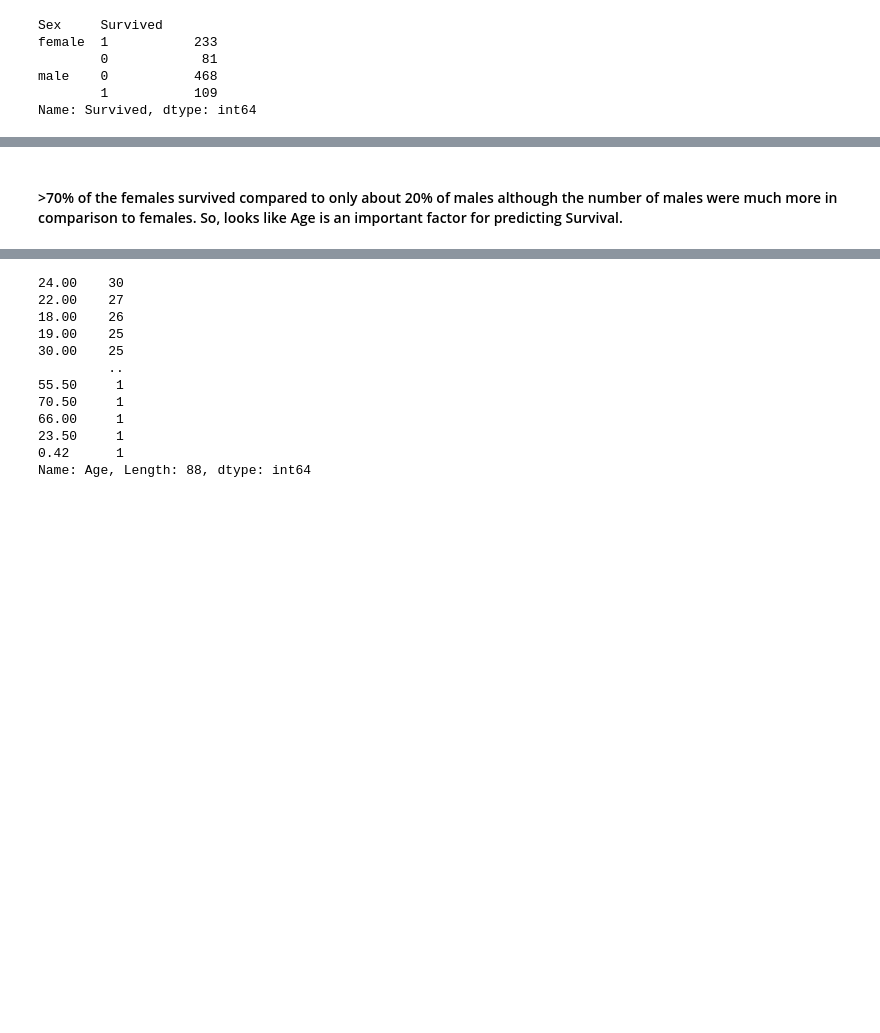
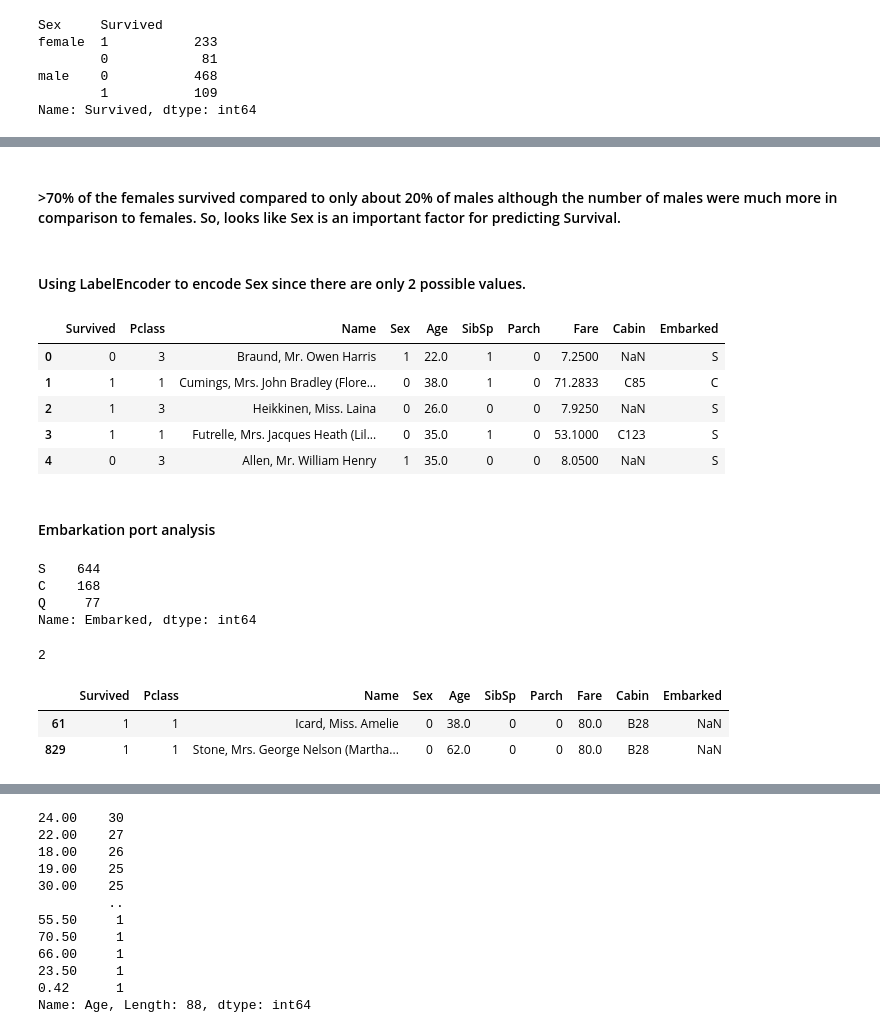
Before and after one commit to abhishekjain88/titanic-kaggle, a Jupyter notebook: Titanic Competition.ipynb, the cells around one changed output, grey strips where cells are left out. Drawn from its saved outputs; the diff is of its cells as text; code cells hidden in the pictures; blank space fills up the shorter version.

```diff
--- a/Titanic Competition.ipynb
+++ b/Titanic Competition.ipynb
@@ -209,2 +211,35 @@ titanic.groupby('Sex').apply(lambda x: round(((x['Survived'].sum()/x['Survived']
 # %% [markdown]
-#### >70% of the females survived compared to only about 20% of males although the number of males were much more in comparison to females. So, looks like Age is an important factor for predicting Survival.
+#### >70% of the females survived compared to only about 20% of males although the number of males were much more in comparison to females. So, looks like Sex is an important factor for predicting Survival.
+# %% [markdown]
+#### Using LabelEncoder to encode Sex since there are only 2 possible values.
+# %%
+from sklearn.preprocessing import LabelEncoder
+le = LabelEncoder()
+titanic['Sex'] = le.fit_transform(titanic['Sex'])
+titanic.head()
+# %% [output]
+|  | Survived | Pclass | Name | Sex | Age | SibSp | Parch | Fare | Cabin | Embarked |
+| 0 | 0 | 3 | Braund, Mr. Owen Harris | 1 | 22.0 | 1 | 0 | 7.2500 | NaN | S |
+| 1 | 1 | 1 | Cumings, Mrs. John Bradley (Flore... | 0 | 38.0 | 1 | 0 | 71.2833 | C85 | C |
+| 2 | 1 | 3 | Heikkinen, Miss. Laina | 0 | 26.0 | 0 | 0 | 7.9250 | NaN | S |
+| 3 | 1 | 1 | Futrelle, Mrs. Jacques Heath (Lil... | 0 | 35.0 | 1 | 0 | 53.1000 | C123 | S |
+| 4 | 0 | 3 | Allen, Mr. William Henry | 1 | 35.0 | 0 | 0 | 8.0500 | NaN | S |
+# %% [markdown]
+#### Embarkation port analysis
+# %%
+titanic.Embarked.value_counts()
+# %% [output]
+S    644
+C    168
+Q     77
+Name: Embarked, dtype: int64
+# %%
+titanic.Embarked.isnull().sum()
+# %% [output]
+2
+# %%
+titanic[titanic.Embarked.isnull()]
+# %% [output]
+|  | Survived | Pclass | Name | Sex | Age | SibSp | Parch | Fare | Cabin | Embarked |
+| 61 | 1 | 1 | Icard, Miss. Amelie | 0 | 38.0 | 0 | 0 | 80.0 | B28 | NaN |
+| 829 | 1 | 1 | Stone, Mrs. George Nelson (Martha... | 0 | 62.0 | 0 | 0 | 80.0 | B28 | NaN |
```
Also changed, not shown: parts of 5 cells of this notebook.
